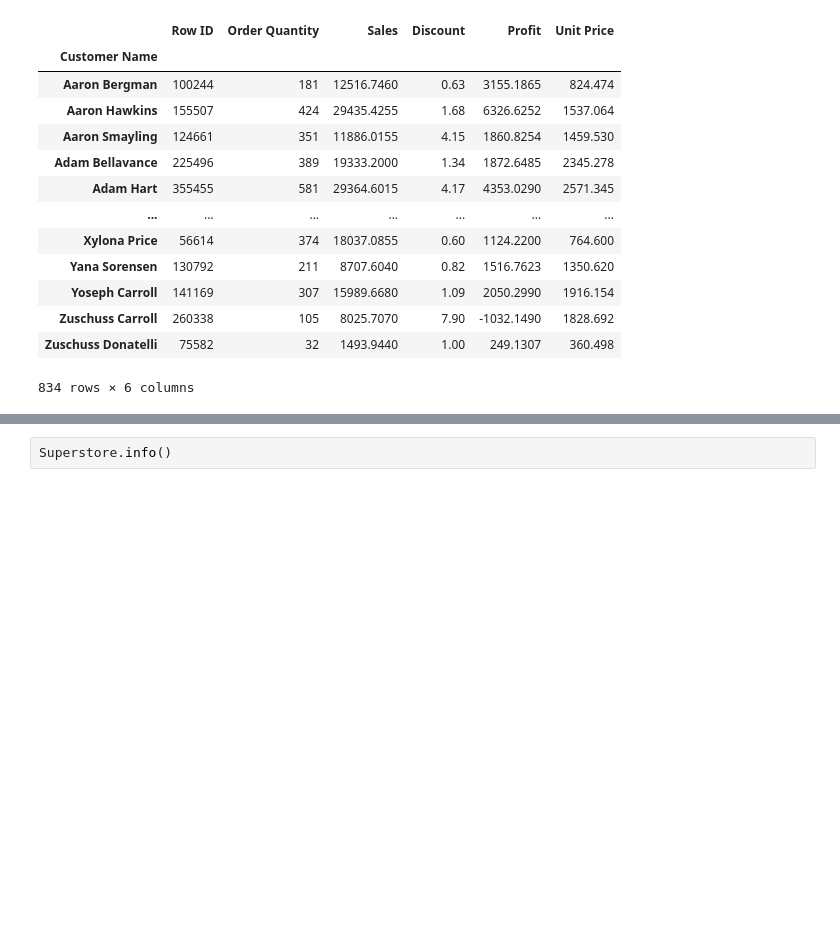
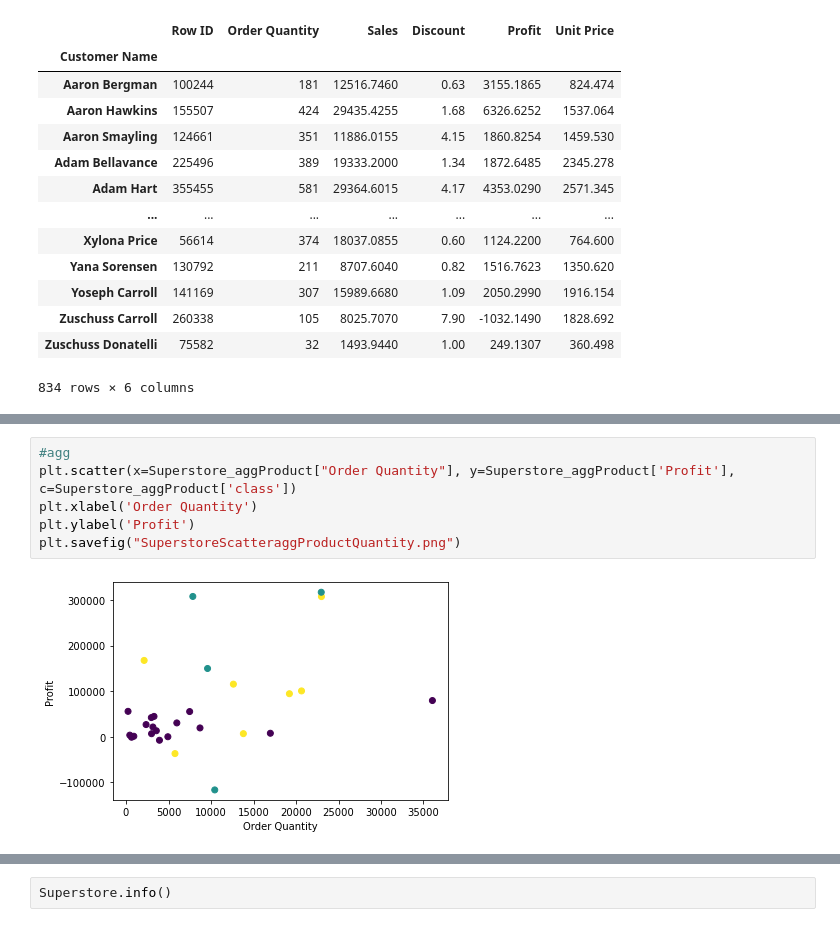
Before and after one commit to ClaytonsCreations/Project-4, a Jupyter notebook: Machine_Learning.ipynb, the cells around one changed output, grey strips where cells are left out. Drawn from its saved outputs; the diff is of its cells as text; blank space fills up the shorter version.

```diff
--- a/Machine_Learning.ipynb
+++ b/Machine_Learning.ipynb
@@ -60,0 +132,8 @@ Superstore_agg.to_csv('groupby_Customer.csv')
+# %%
+#agg
+plt.scatter(x=Superstore_aggProduct["Order Quantity"], y=Superstore_aggProduct['Profit'], c=Superstore_aggProduct['class'])
+plt.xlabel('Order Quantity')
+plt.ylabel('Profit')
+plt.savefig("SuperstoreScatteraggProductQuantity.png")
+# %% [output]
+[figure, added]
```
Also changed, not shown: parts of 31 cells of this notebook, 15 other files.
